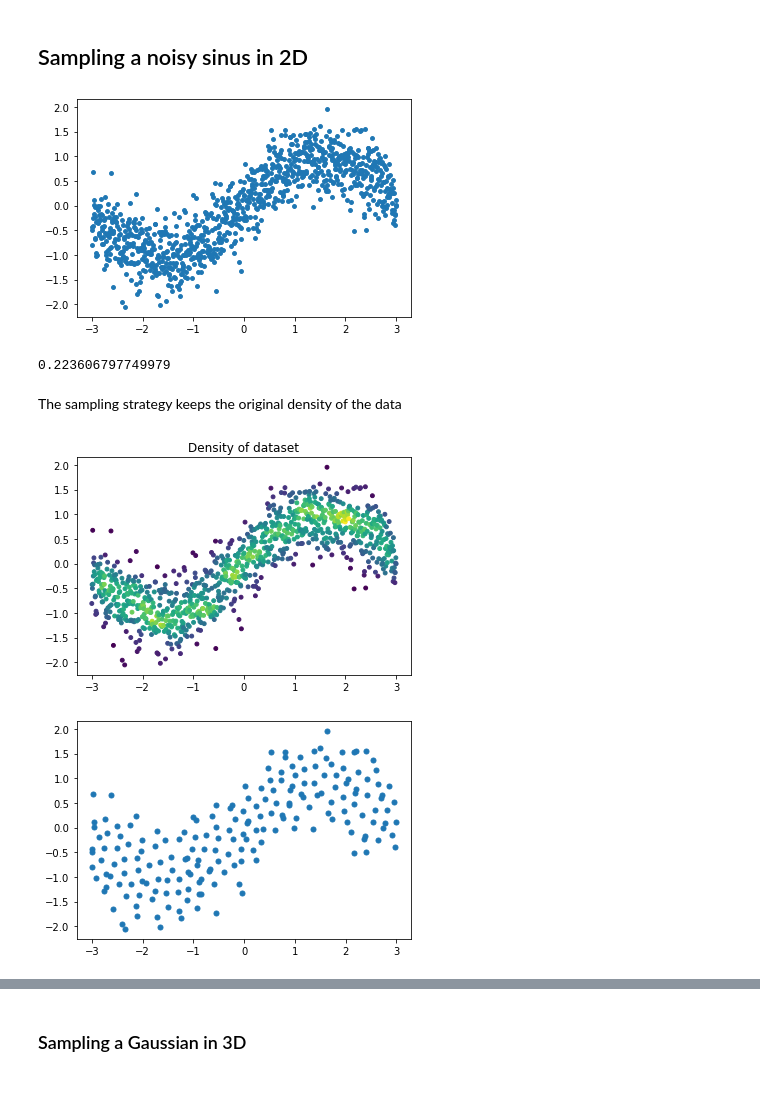
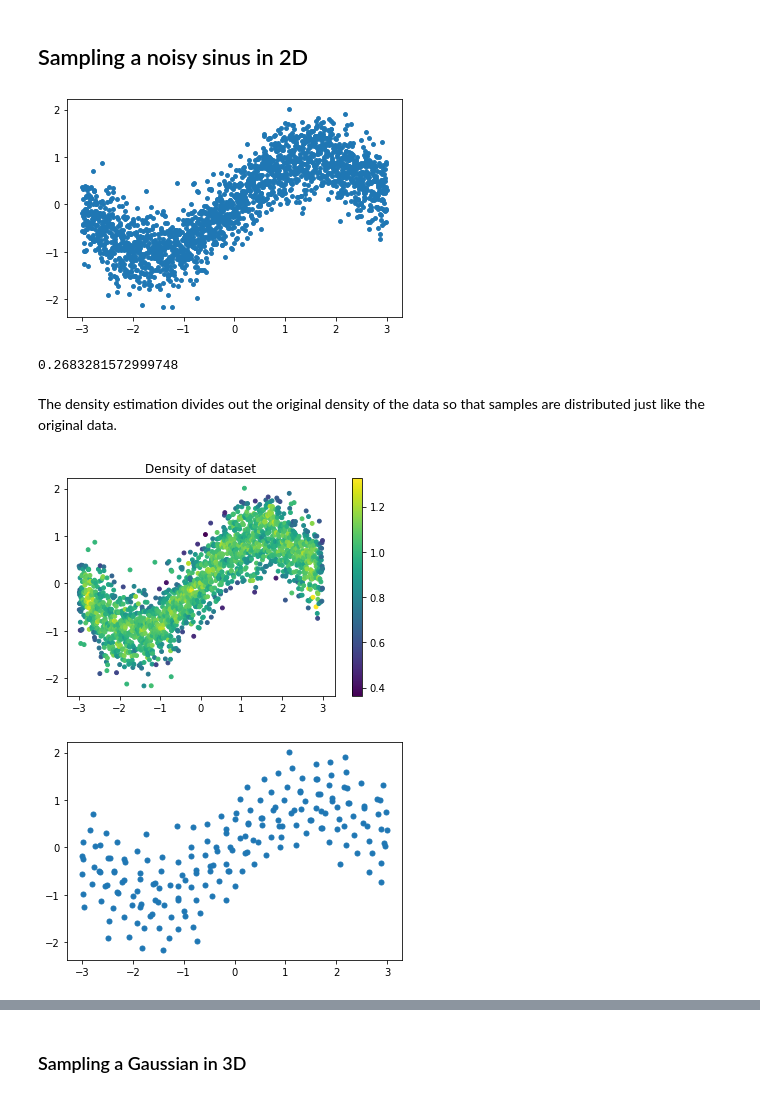
Before and after one commit to TobiasRp/vc_sample, a Jupyter notebook: notebooks/sampling_examples.ipynb, the cells around one changed output, grey strips where cells are left out. Drawn from its saved outputs; the diff is of its cells as text; code cells hidden in the pictures.

Commit message:
Add non-uniform sampling by extending the KDE

```diff
--- a/notebooks/sampling_examples.ipynb
+++ b/notebooks/sampling_examples.ipynb
@@ -101,7 +104,7 @@ spectral_analysis.plot_anisotropy(img_sampled);
 # %% [markdown]
 ## Sampling a noisy sinus in 2D
 # %%
-num = 1000
+num = 2000
 num_samples = 200
 
 ys = np.sin(np.linspace(-3.0, 3.0, num)) + np.random.normal(loc=0, scale=0.4, size=num)
@@ -110,23 +113,24 @@ points = np.stack([xs, ys]).T
 # %%
 plt.scatter(xs, ys, s=15);
 # %% [output]
-[figure, old version]
+[figure, new version]
 # %%
-kernel_bandwidth = 0.1 * kernel_scale_factor(dimensionality=2, num_points=num_points, num_samples=num_samples)
+kernel_bandwidth = 0.12 * kernel_scale_factor(dimensionality=2, num_points=num_points, num_samples=num_samples)
 kernel_bandwidth
 # %% [output]
-0.223606797749979
+0.2683281572999748
 # %%
-density_estimator = KernelDensityEstimator(points, Kernel(epanechnikov, scale=kernel_bandwidth))
+density_estimator = KernelDensityEstimator(points, Kernel(epanechnikov, scale=kernel_bandwidth),
+                                           divide_data_density=True)
 # %% [markdown]
-The sampling strategy keeps the original density of the data
+The density estimation divides out the original density of the data so that samples are distributed just like the original data.
 # %%
 density = density_estimator.estimate()
-
 plt.title('Density of dataset')
 plt.scatter(xs, ys, c=density, s=15);
+plt.colorbar();
 # %% [output]
-[figure, old version]
+[figure, new version]
 # %%
 vc = VoidAndCluster(density_estimator, points.shape[0], num_initial_samples=50)
 sample_indices = vc.sample(size=num_samples)
@@ -134,7 +138,7 @@ samples = points[sample_indices]
 # %%
 plt.scatter(x=samples[:,0], y=samples[:,1], s=25);
 # %% [output]
-[figure, old version]
+[figure, new version]
 # %%
 img_sampled = spectral_analysis.discretize_as_image(xs=samples[:,0], ys=samples[:,1], resolution=(200, 200))
 spectral_analysis.plot_fourier_transform(img_sampled);
```
Also changed, not shown: parts of 22 cells of this notebook, 4 other files.
